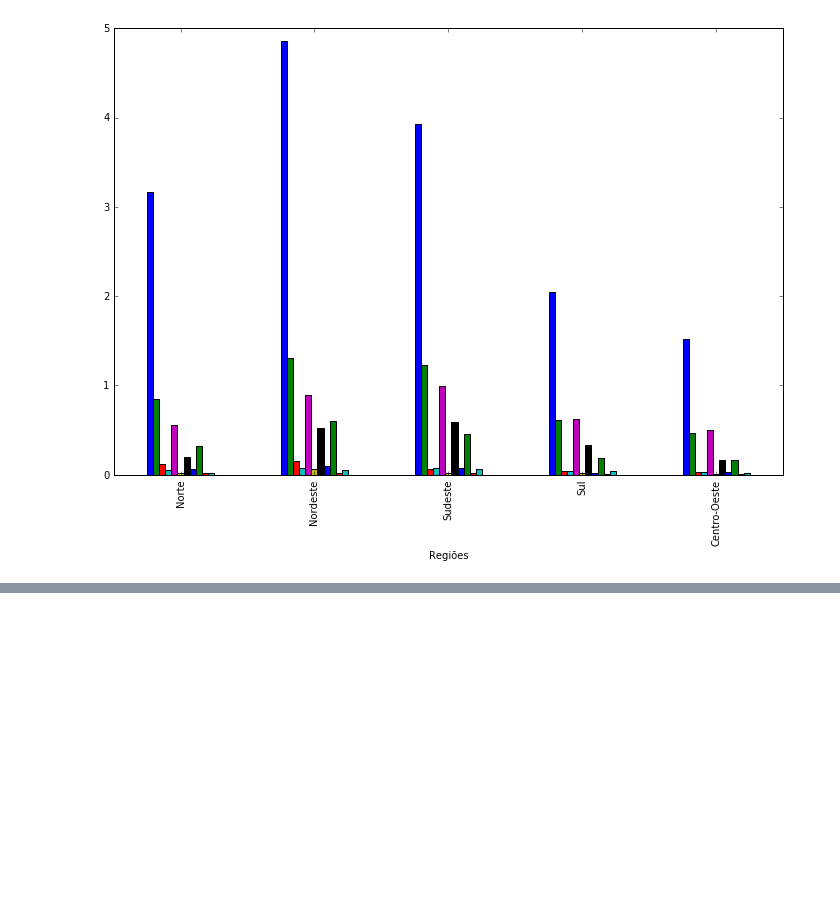
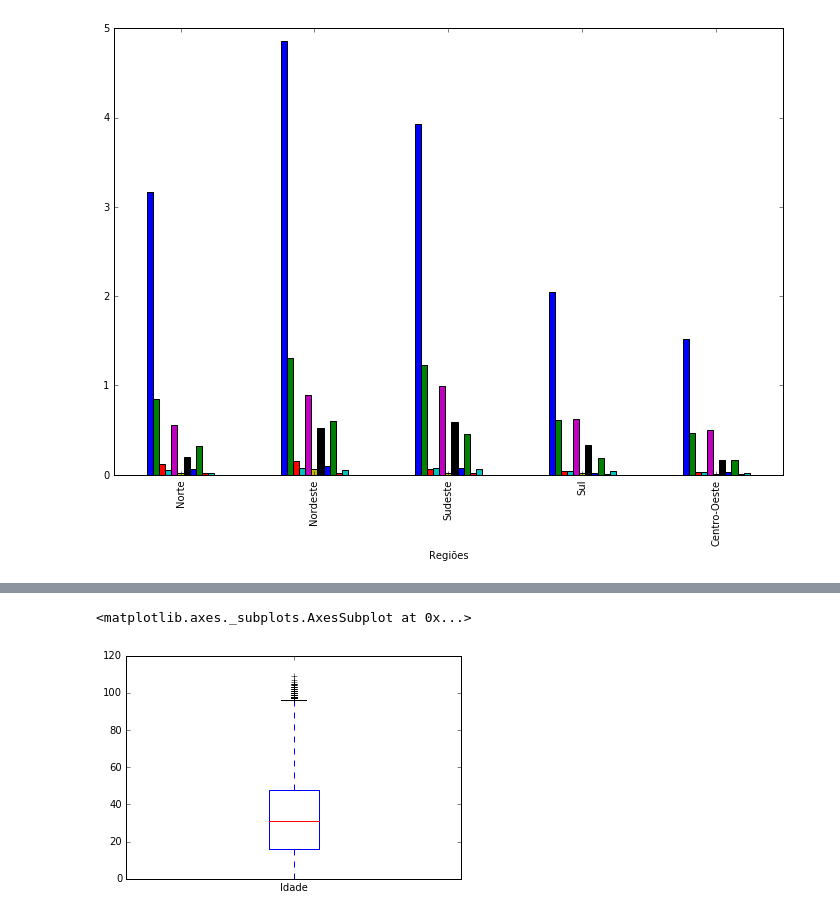
Before and after one commit to BrunaKimura/CD, a Jupyter notebook: aula2/Aula02_Atividade_Variáveis_Qualitativas_com_PNAD.ipynb, the cells around one changed output, grey strips where cells are left out. Drawn from its saved outputs; the diff is of its cells as text; code cells hidden in the pictures; blank space fills up the shorter version.

```diff
--- a/aula2/Aula02_Atividade_Variáveis_Qualitativas_com_PNAD.ipynb
+++ b/aula2/Aula02_Atividade_Variáveis_Qualitativas_com_PNAD.ipynb
@@ -361,0 +394,5 @@ plot = ct.plot(kind='bar',legend = False, figsize=(12,8))
+# %%
+dados.Idade.plot(kind='box')
+# %% [output]
+<matplotlib.axes._subplots.AxesSubplot at 0x...>
+[figure, added]
```
Also changed, not shown: parts of 17 cells of this notebook.
